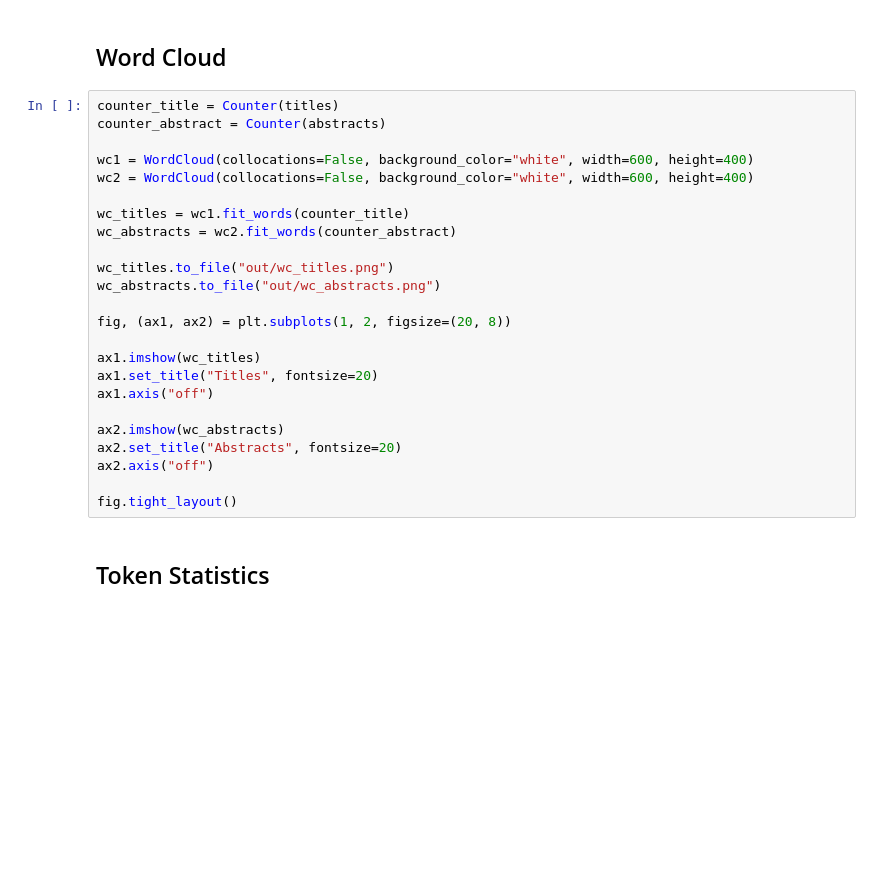
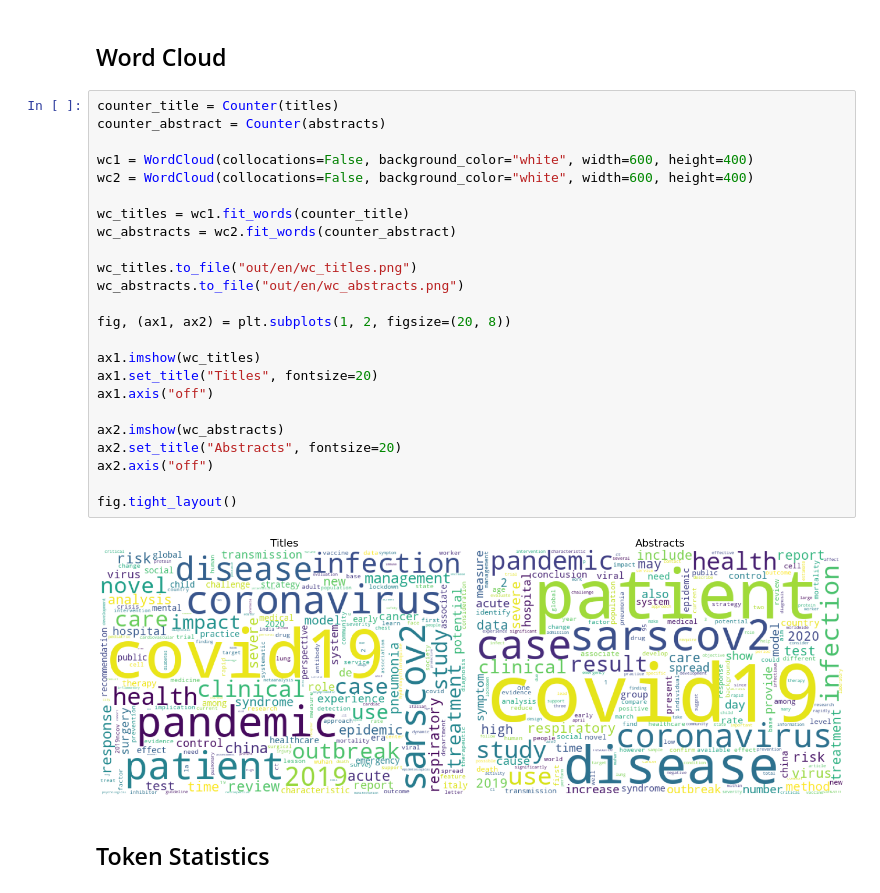
Before and after one commit to saiteki-kai/ir-covid, a Jupyter notebook: IR_Covid.ipynb, the cells around one changed output. Saved outputs shown, nothing was run; the diff lists cells and outputs as text; blank space fills up the shorter version.

```diff
--- a/IR_Covid.ipynb
+++ b/IR_Covid.ipynb
@@ -292,27 +408,29 @@ queries_preprocessed.to_pickle("data/queries_processed.pkl")
 # %%
 counter_title = Counter(titles)
 counter_abstract = Counter(abstracts)
 
 wc1 = WordCloud(collocations=False, background_color="white", width=600, height=400)
 wc2 = WordCloud(collocations=False, background_color="white", width=600, height=400)
 
 wc_titles = wc1.fit_words(counter_title)
 wc_abstracts = wc2.fit_words(counter_abstract)
 
-wc_titles.to_file("out/wc_titles.png")
-wc_abstracts.to_file("out/wc_abstracts.png")
+wc_titles.to_file("out/en/wc_titles.png")
+wc_abstracts.to_file("out/en/wc_abstracts.png")
 
 fig, (ax1, ax2) = plt.subplots(1, 2, figsize=(20, 8))
 
 ax1.imshow(wc_titles)
 ax1.set_title("Titles", fontsize=20)
 ax1.axis("off")
 
 ax2.imshow(wc_abstracts)
 ax2.set_title("Abstracts", fontsize=20)
 ax2.axis("off")
 
 fig.tight_layout()
+# %% [output]
+[figure, added]
 # %% [markdown]
 ## Token Statistics
 # %%
```
Also changed, not shown: parts of 78 cells of this notebook, 9 other files.
